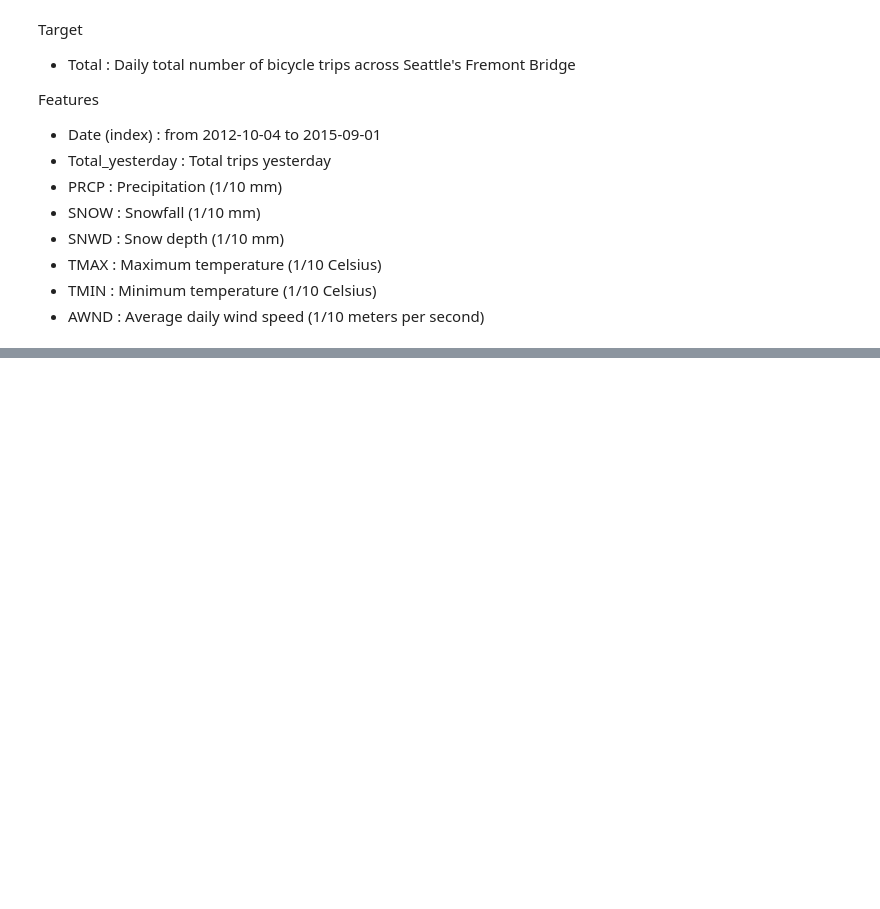
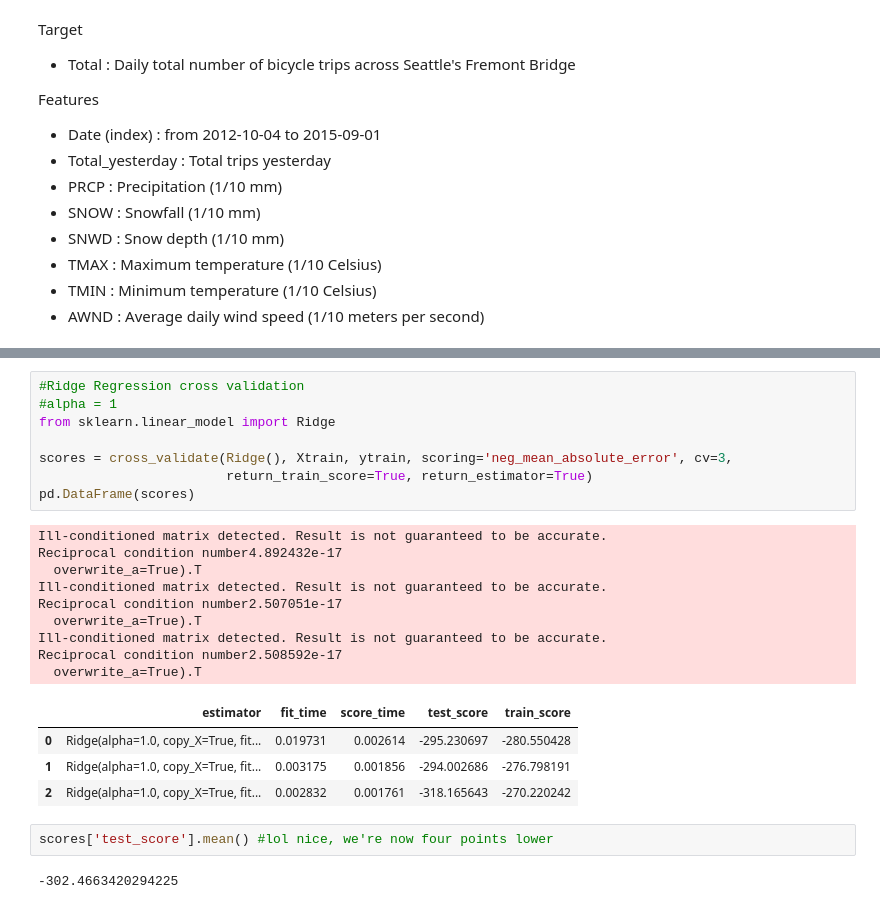
Before and after one commit to LambdaSchool/DS-Unit-2-Sprint-4-Model-Validation, a Jupyter notebook: module-3-select-models-and-parameters/LS_DS_243_Select_models_and_parameters.ipynb, the cells around one changed output, grey strips where cells are left out. Saved outputs shown, nothing was run; the diff lists cells and outputs as text; blank space fills up the shorter version.

```diff
--- a/module-3-select-models-and-parameters/LS_DS_243_Select_models_and_parameters.ipynb
+++ b/module-3-select-models-and-parameters/LS_DS_243_Select_models_and_parameters.ipynb
@@ -806,0 +859,26 @@ TypeError: ignored
+# %%
+#Ridge Regression cross validation
+#alpha = 1
+from sklearn.linear_model import Ridge
+
+scores = cross_validate(Ridge(), Xtrain, ytrain, scoring='neg_mean_absolute_error', cv=3,
+                        return_train_score=True, return_estimator=True)
+pd.DataFrame(scores)
+# %% [output]
+Ill-conditioned matrix detected. Result is not guaranteed to be accurate.
+Reciprocal condition number4.892432e-17
+  overwrite_a=True).T
+Ill-conditioned matrix detected. Result is not guaranteed to be accurate.
+Reciprocal condition number2.507051e-17
+  overwrite_a=True).T
+Ill-conditioned matrix detected. Result is not guaranteed to be accurate.
+Reciprocal condition number2.508592e-17
+  overwrite_a=True).T
+|  | estimator | fit_time | score_time | test_score | train_score |
+| 0 | Ridge(alpha=1.0, copy_X=True, fit... | 0.019731 | 0.002614 | -295.230697 | -280.550428 |
+| 1 | Ridge(alpha=1.0, copy_X=True, fit... | 0.003175 | 0.001856 | -294.002686 | -276.798191 |
+| 2 | Ridge(alpha=1.0, copy_X=True, fit... | 0.002832 | 0.001761 | -318.165643 | -270.220242 |
+# %%
+scores['test_score'].mean() #lol nice, we're now four points lower
+# %% [output]
+-302.4663420294225
```
Also changed, not shown: parts of 9 cells of this notebook.
